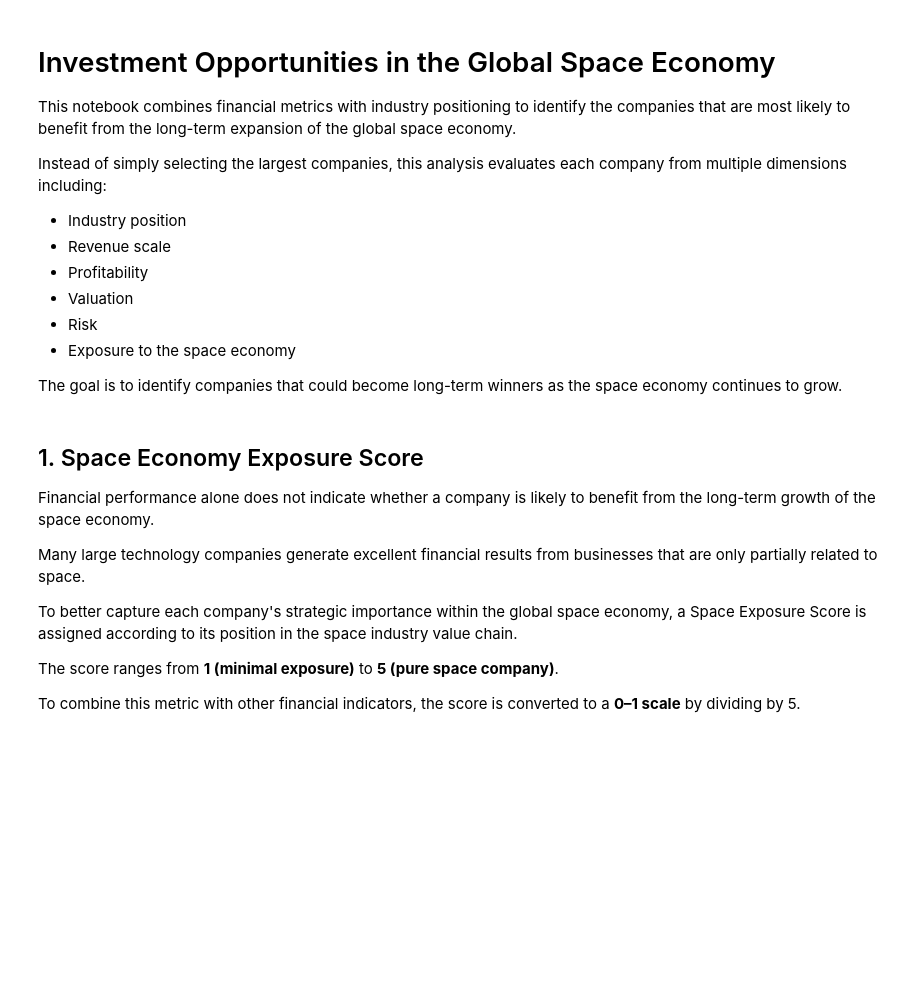
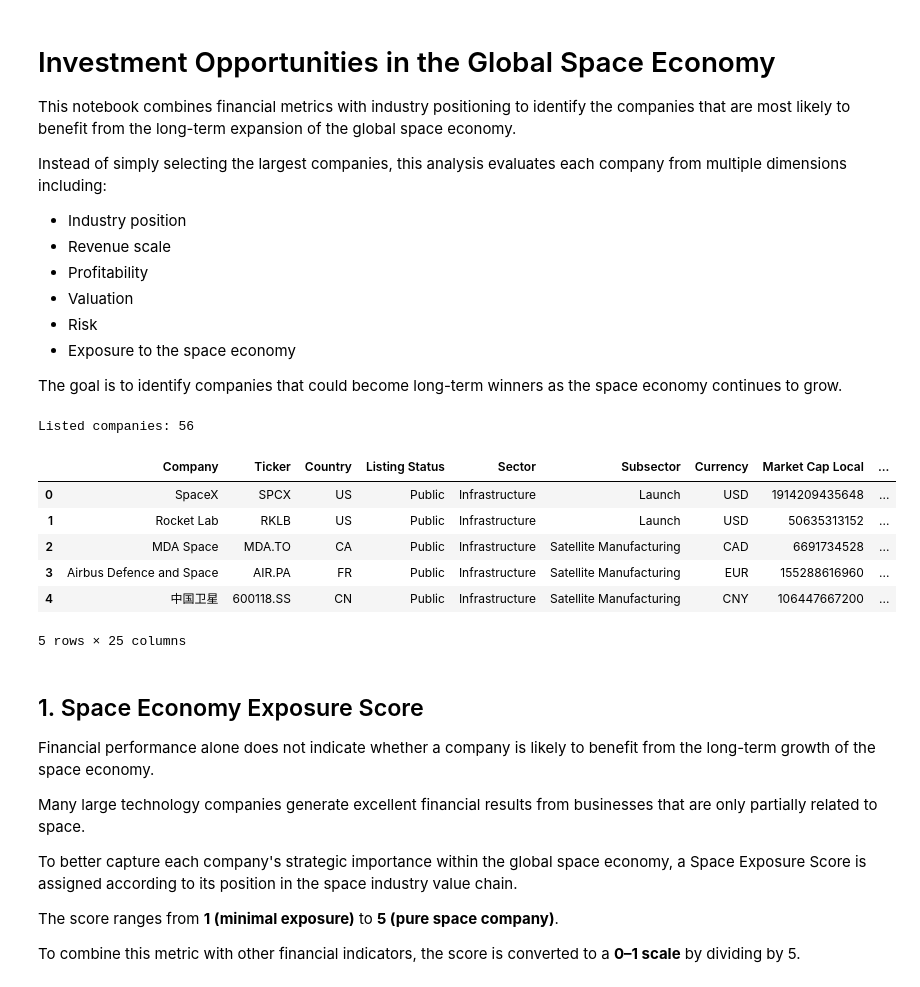
Before and after one commit to BinyuXie/Space-Economy-Analysis, a Jupyter notebook: notebooks/04_Investment_Opportunities_in_the_Space_Economy.ipynb, the cells around one changed output. Drawn from its saved outputs; the diff is of its cells as text; code cells hidden in the pictures; blank space fills up the shorter version.

```diff
--- a/notebooks/04_Investment_Opportunities_in_the_Space_Economy.ipynb
+++ b/notebooks/04_Investment_Opportunities_in_the_Space_Economy.ipynb
@@ -16,20 +16,51 @@ The goal is to identify companies that could become long-term winners as the spa
 # %%
 import sqlite3
 import pandas as pd
+import numpy as np
+import matplotlib.pyplot as plt
 
+# Connect to database
 conn = sqlite3.connect("../data/space_economy.db")
 
-companies = pd.read_sql("""
-SELECT *
-FROM companies
-""", conn)
+# Load tables
+companies = pd.read_sql(
+    "SELECT * FROM companies",
+    conn
+)
 
-financials = pd.read_sql("""
-SELECT *
-FROM financials
-""", conn)
+financials = pd.read_sql(
+    "SELECT * FROM financials",
+    conn
+)
 
-df = companies.merge(financials,on="Ticker")
+# Keep only publicly listed companies (companies without tickers cannot be analysed)
+companies = companies[companies["Ticker"] != "-"]
+financials = financials[financials["Ticker"] != "-"]
+
+# Company name already exists in the companies table
+financials = financials.drop(
+    columns=["Company"],
+    errors="ignore"
+)
+
+# Merge company information with financial metrics
+df = companies.merge(
+    financials,
+    on="Ticker",
+    how="inner"
+)
+
+print(f"Listed companies: {len(df)}")
+df.head()
+# %% [output]
+Listed companies: 56
+|  | Company | Ticker | Country | Listing Status | Sector | Subsector | Currency | Market Cap Local | ... |
+| 0 | SpaceX | SPCX | US | Public | Infrastructure | Launch | USD | 1914209435648 | ... |
+| 1 | Rocket Lab | RKLB | US | Public | Infrastructure | Launch | USD | 50635313152 | ... |
+| 2 | MDA Space | MDA.TO | CA | Public | Infrastructure | Satellite Manufacturing | CAD | 6691734528 | ... |
+| 3 | Airbus Defence and Space | AIR.PA | FR | Public | Infrastructure | Satellite Manufacturing | EUR | 155288616960 | ... |
+| 4 | 中国卫星 | 600118.SS | CN | Public | Infrastructure | Satellite Manufacturing | CNY | 106447667200 | ... |
+5 rows × 25 columns
 # %% [markdown]
 ## 1. Space Economy Exposure Score
 
```
Also changed, not shown: 1 other file.
